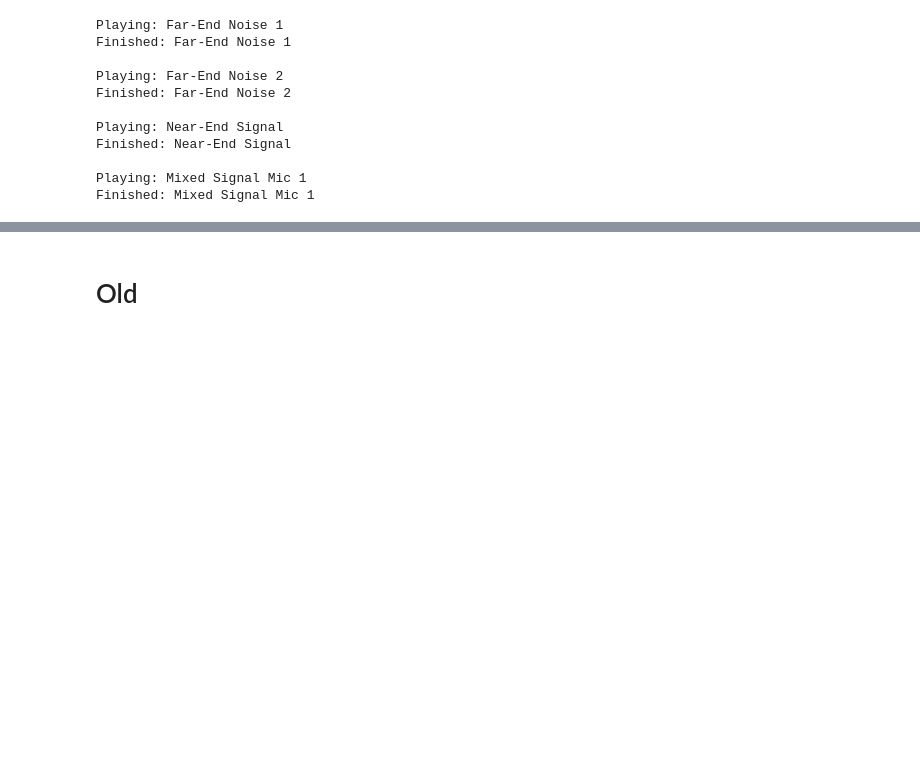
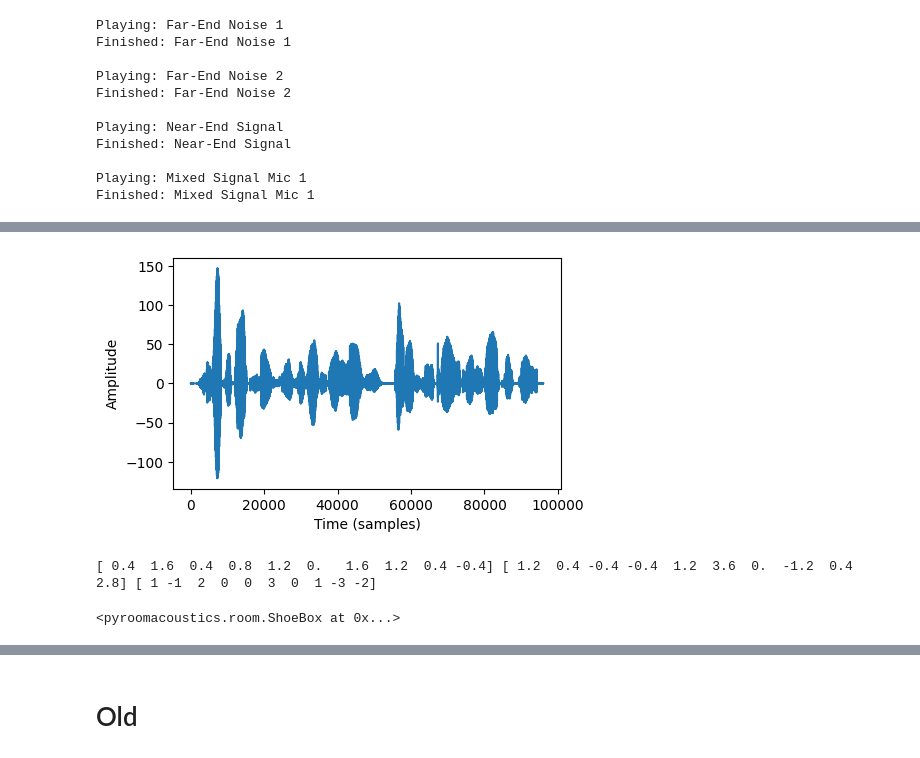
Before and after one commit to n0obed/Project2, a Jupyter notebook: ReserachWork.ipynb, the cells around one changed output, grey strips where cells are left out. Cells and saved outputs as stored; diff of their text form; code cells hidden in the pictures; blank space fills up the shorter version.

```diff
--- a/ReserachWork.ipynb
+++ b/ReserachWork.ipynb
@@ -537,0 +563,8 @@ wav.write("far_end_signal2.wav", 16000, far_end_signal2.astype(np.int16))
+# %%
+plt.figure(figsize=(5, 3))
+plt.plot(scaled)
+plt.xlabel("Time (samples)")
+plt.ylabel("Amplitude")
+plt.show()
+# %% [output]
+[figure, added]
@@ -537,0 +592,15 @@ wav.write("far_end_signal2.wav", 16000, far_end_signal2.astype(np.int16))
+# %%
+print(far_end_signal1[:10], far_end_signal2[:10], near_end_signal1[:10])
+# %% [output]
+[ 0.4  1.6  0.4  0.8  1.2  0.   1.6  1.2  0.4 -0.4] [ 1.2  0.4 -0.4 -0.4  1.2  3.6  0.  -1.2  0.4  2.8] [ 1 -1  2  0  0  3  0  1 -3 -2]
+# %%
+# Adding source and location
+far_source1_location = [1, 1, 1.5]  # (x, y, z)
+far_source2_location = [8, 6, 2]
+near_source_location = [3, 3, 1.5]
+
+room.add_source(far_source1_location, signal=far_end_signal1)
+room.add_source(far_source2_location, signal=far_end_signal2)
+room.add_source(near_source_location, signal=near_end_signal1)
+# %% [output]
+<pyroomacoustics.room.ShoeBox at 0x...>
```
Also changed, not shown: parts of 14 cells of this notebook.
